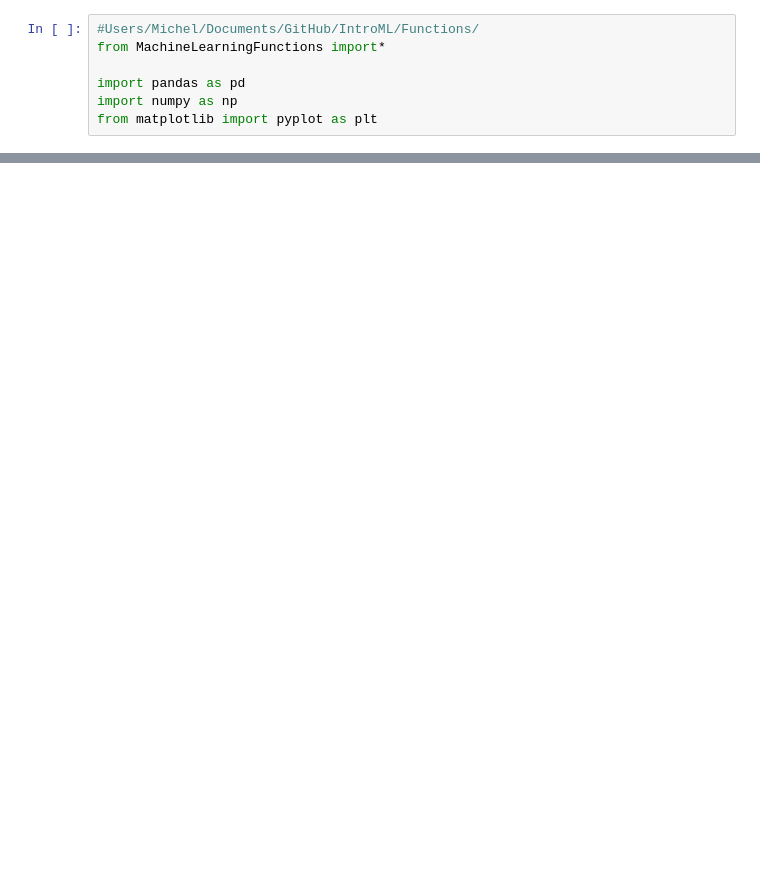
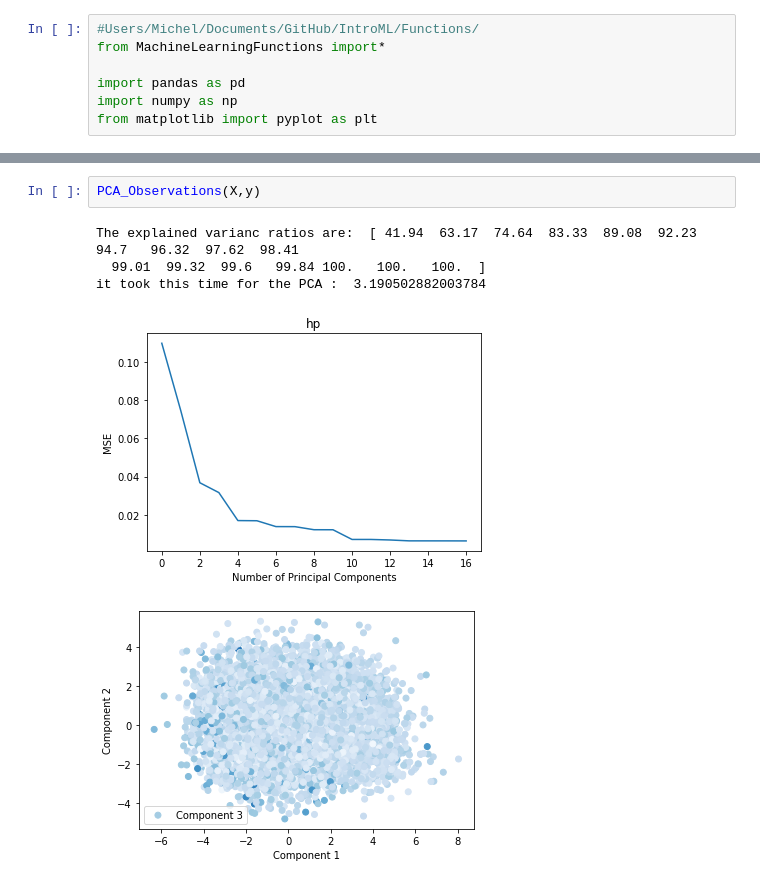
Before and after one commit to BChacun/IntroML, a Jupyter notebook: Functions/Main.ipynb, the cells around one changed output, grey strips where cells are left out. Cells and saved outputs as stored; diff of their text form; blank space fills up the shorter version.

```diff
--- a/Functions/Main.ipynb
+++ b/Functions/Main.ipynb
@@ -51,0 +79,8 @@ scatter_matrix(df,label)
+# %%
+PCA_Observations(X,y)
+# %% [output]
+The explained varianc ratios are:  [ 41.94  63.17  74.64  83.33  89.08  92.23  94.7   96.32  97.62  98.41
+  99.01  99.32  99.6   99.84 100.   100.   100.  ]
+it took this time for the PCA :  3.190502882003784
+[figure, added]
+[figure, added]
```
Also changed, not shown: parts of 8 cells of this notebook, 1 other file.
